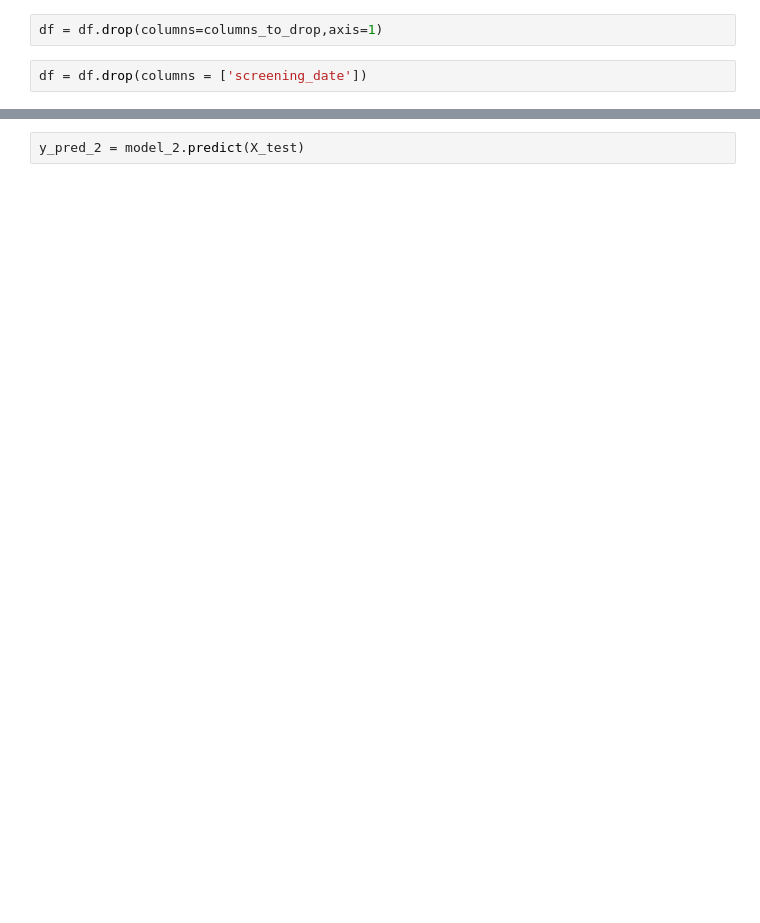
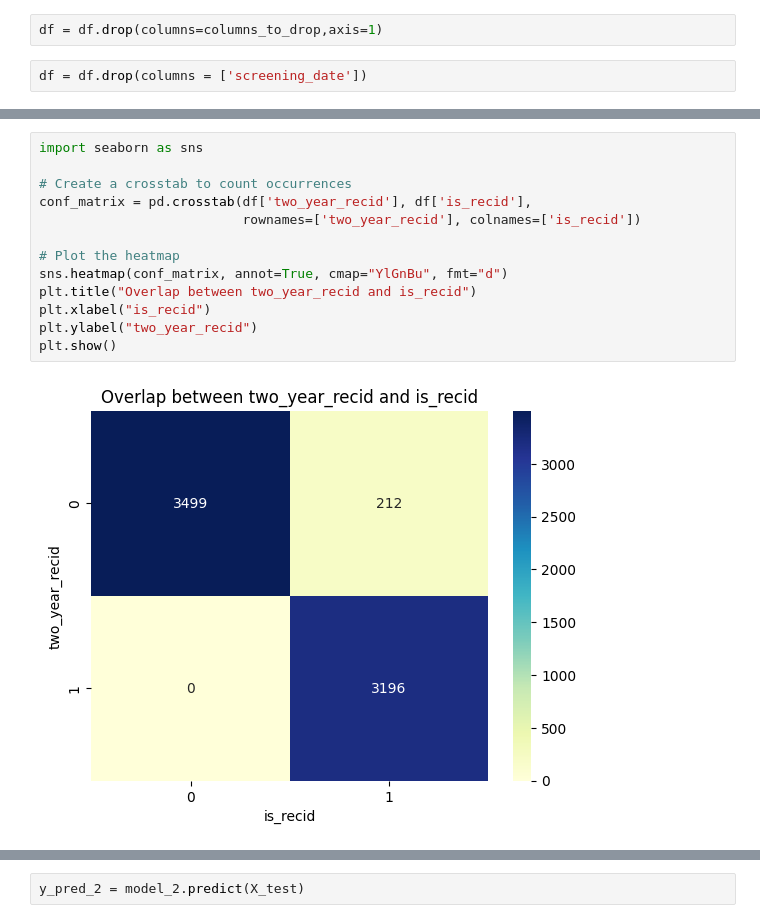
Before and after one commit to Aagnya-Mistry/Bias-Mitigation-in-ML-Models-for-Recidivism, a Jupyter notebook: Ankit_Final_Cleaned_ProPublica_Compas.ipynb, the cells around one changed output, grey strips where cells are left out. Drawn from its saved outputs; the diff is of its cells as text; blank space fills up the shorter version.

```diff
--- a/Ankit_Final_Cleaned_ProPublica_Compas.ipynb
+++ b/Ankit_Final_Cleaned_ProPublica_Compas.ipynb
@@ -468,0 +452,15 @@ plt.show()
+# %%
+import seaborn as sns
+
+# Create a crosstab to count occurrences
+conf_matrix = pd.crosstab(df['two_year_recid'], df['is_recid'],
+                          rownames=['two_year_recid'], colnames=['is_recid'])
+
+# Plot the heatmap
+sns.heatmap(conf_matrix, annot=True, cmap="YlGnBu", fmt="d")
+plt.title("Overlap between two_year_recid and is_recid")
+plt.xlabel("is_recid")
+plt.ylabel("two_year_recid")
+plt.show()
+# %% [output]
+[figure, added]
```
Also changed, not shown: parts of 83 cells of this notebook.
